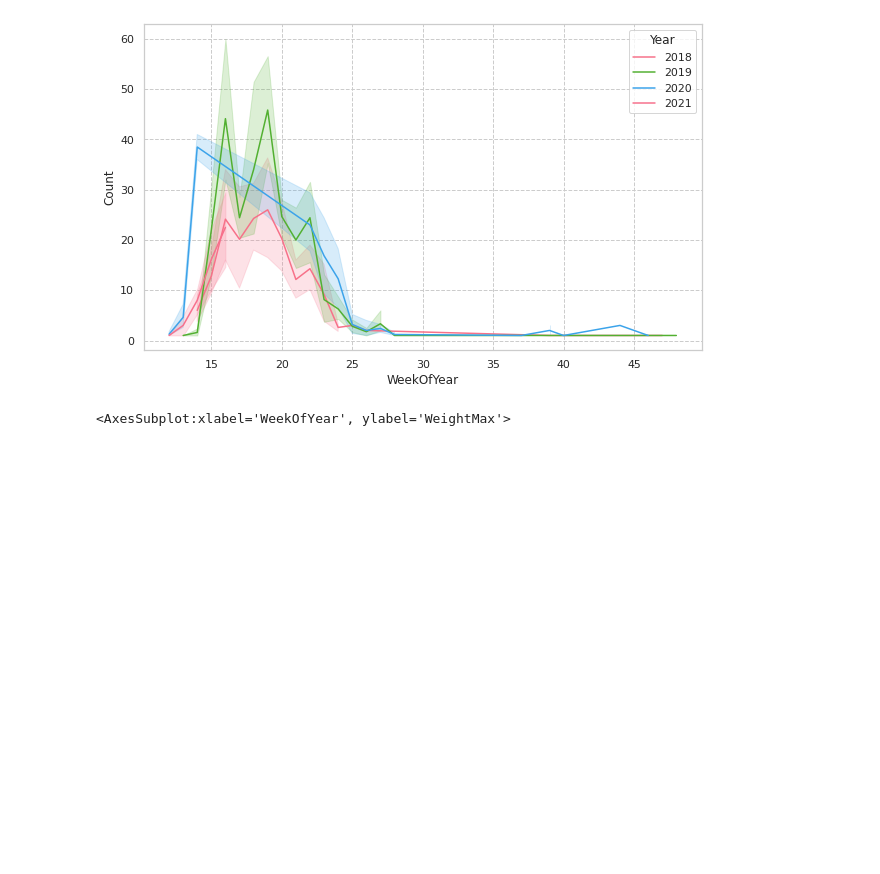
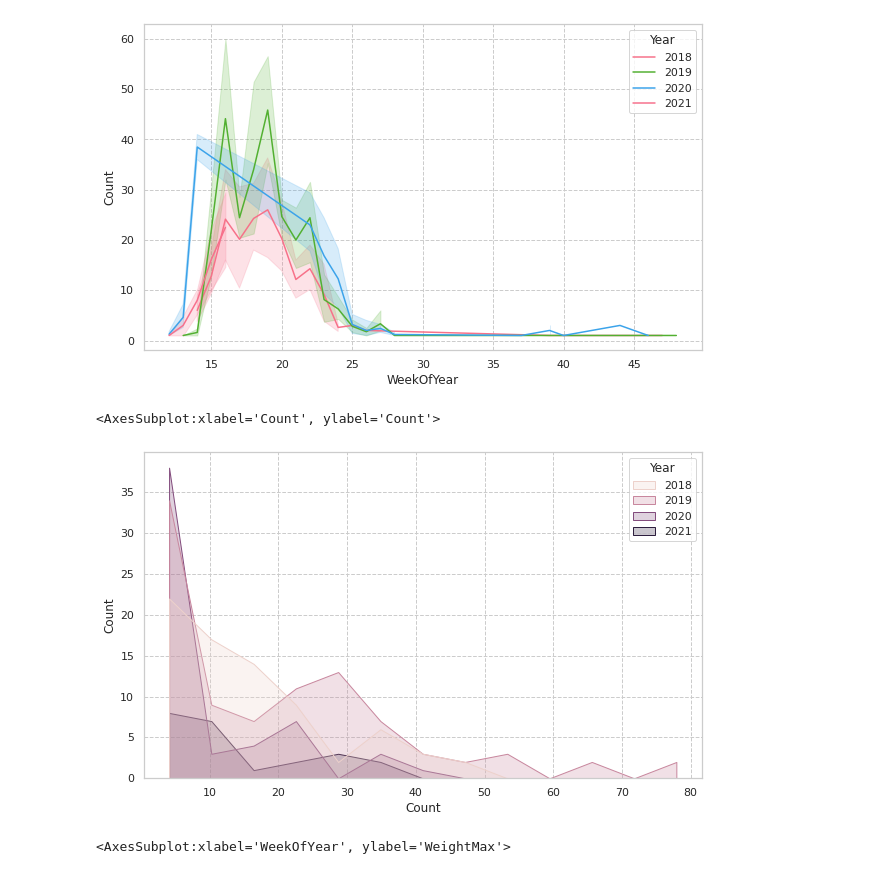
Before and after one commit to getperf/fishing-piers-fan, a Jupyter notebook: notebook/shiriyake_ika_analysis.ipynb, the cells around one changed output. Cells and saved outputs as stored; diff of their text form; code cells hidden in the pictures; blank space fills up the shorter version.

```diff
--- a/notebook/shiriyake_ika_analysis.ipynb
+++ b/notebook/shiriyake_ika_analysis.ipynb
@@ -82,6 +100,12 @@ sns.lineplot(data=df.query('Point=="daikoku"'), x='WeekOfYear', y='Count', hue='
 # %% [output]
 <AxesSubplot:xlabel='WeekOfYear', ylabel='Count'>
 [figure]
+# %%
+# 大黒海釣り施設に絞って、年度別シリヤケイカ釣果数の比較
+sns.histplot(data=df.query('Point=="daikoku"'), x='Count', hue='Year', element="poly")
+# %% [output]
+<AxesSubplot:xlabel='Count', ylabel='Count'>
+[figure, added]
 # %%
 # 大黒海釣り施設のシリヤケイカ釣果kg(最大)の比較
 sns.lineplot(data=df.query('Point=="daikoku"'), x='WeekOfYear', y='WeightMax', hue='Year',palette="husl")
```
Also changed, not shown: parts of 4 cells of this notebook, 3 other files.
